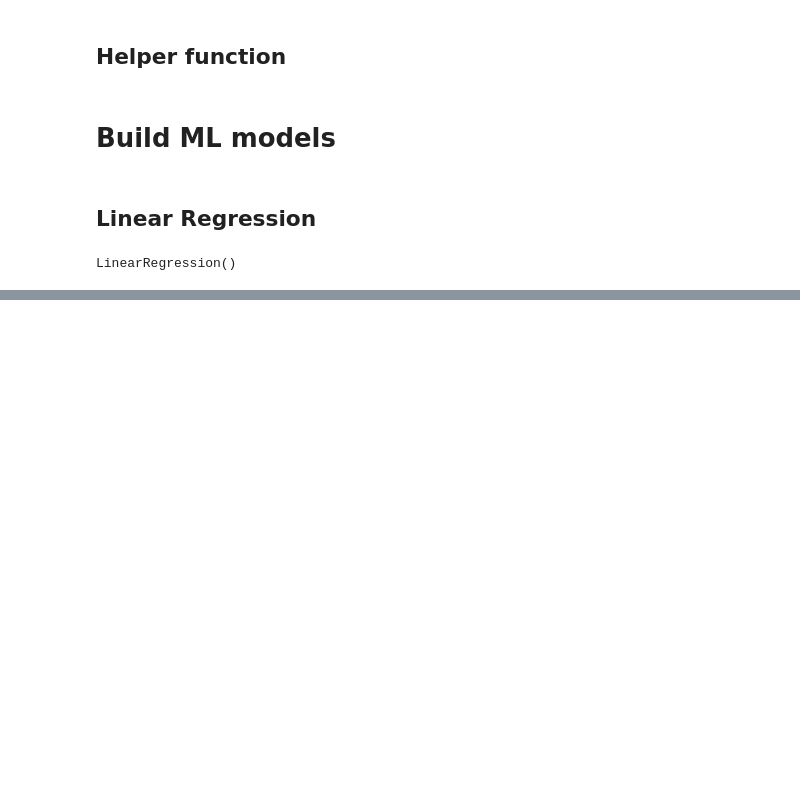
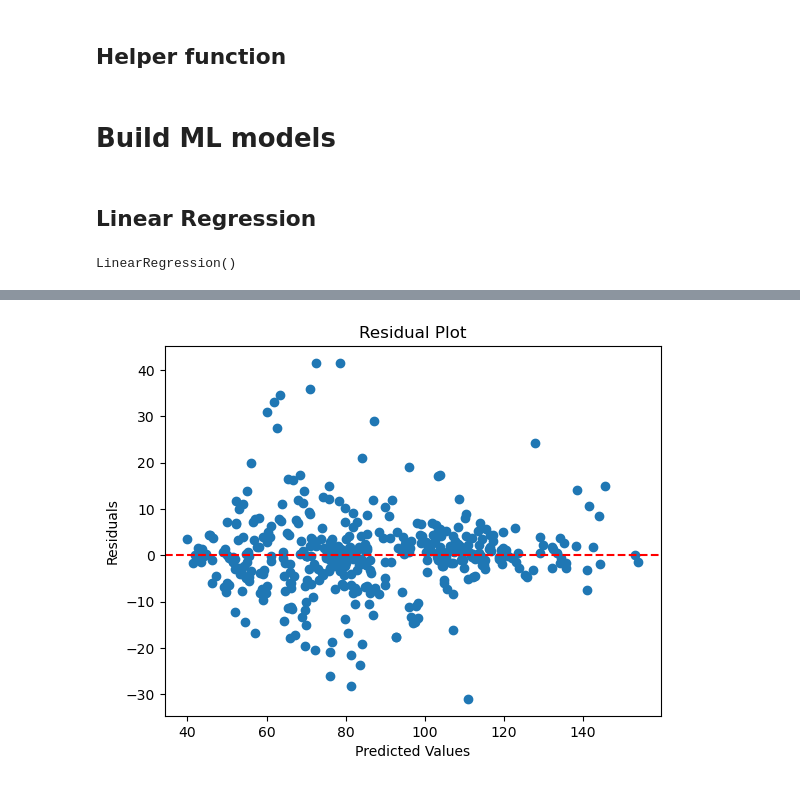
Before and after one commit to Fera13/ML-Project-Obesity-Classifier, a Jupyter notebook: ML-Project Obesity REGRESSION.ipynb, the cells around one changed output, grey strips where cells are left out. Drawn from its saved outputs; the diff is of its cells as text; code cells hidden in the pictures; blank space fills up the shorter version.

```diff
--- a/ML-Project Obesity REGRESSION.ipynb
+++ b/ML-Project Obesity REGRESSION.ipynb
@@ -357,0 +382,5 @@ Mean Absolute Percentage Error (MAPE) 4.68:
+# %%
+# Creating and training a XG-Boost model
+
+xgb_regressor = xgb.XGBRegressor()
+xgb_regressor.fit(X_train,y_train)
@@ -357,0 +399,11 @@ Mean Absolute Percentage Error (MAPE) 4.68:
+# %%
+# Making predictions
+
+y_pred4 = xgb_regressor.predict(X_test)
+# %%
+# Scatter plot of predicted values vs. residuals
+
+residuals4 = y_test - y_pred4
+display_residualplot(residuals4, y_pred4)
+# %% [output]
+[figure, added]
```
Also changed, not shown: parts of 28 cells of this notebook.
